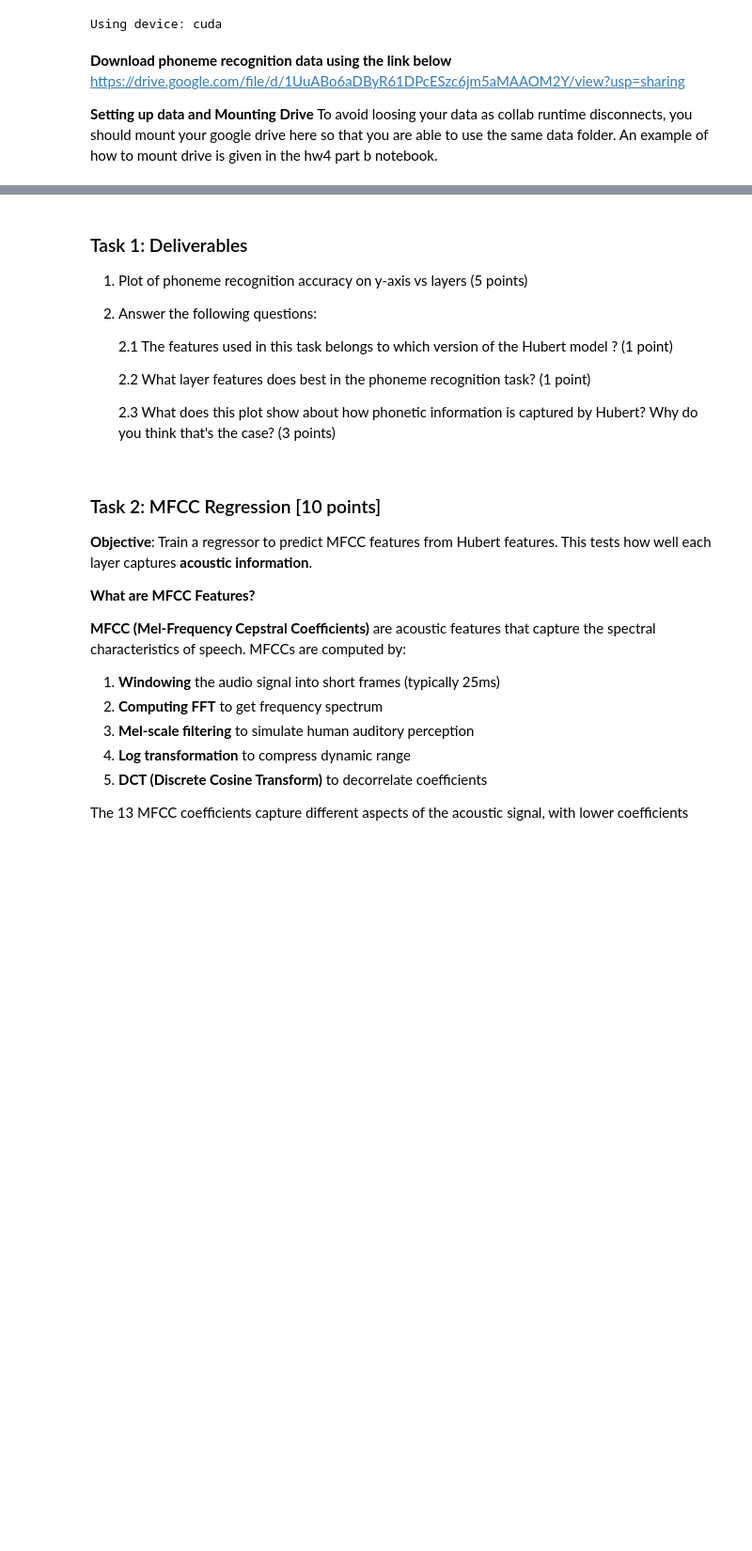
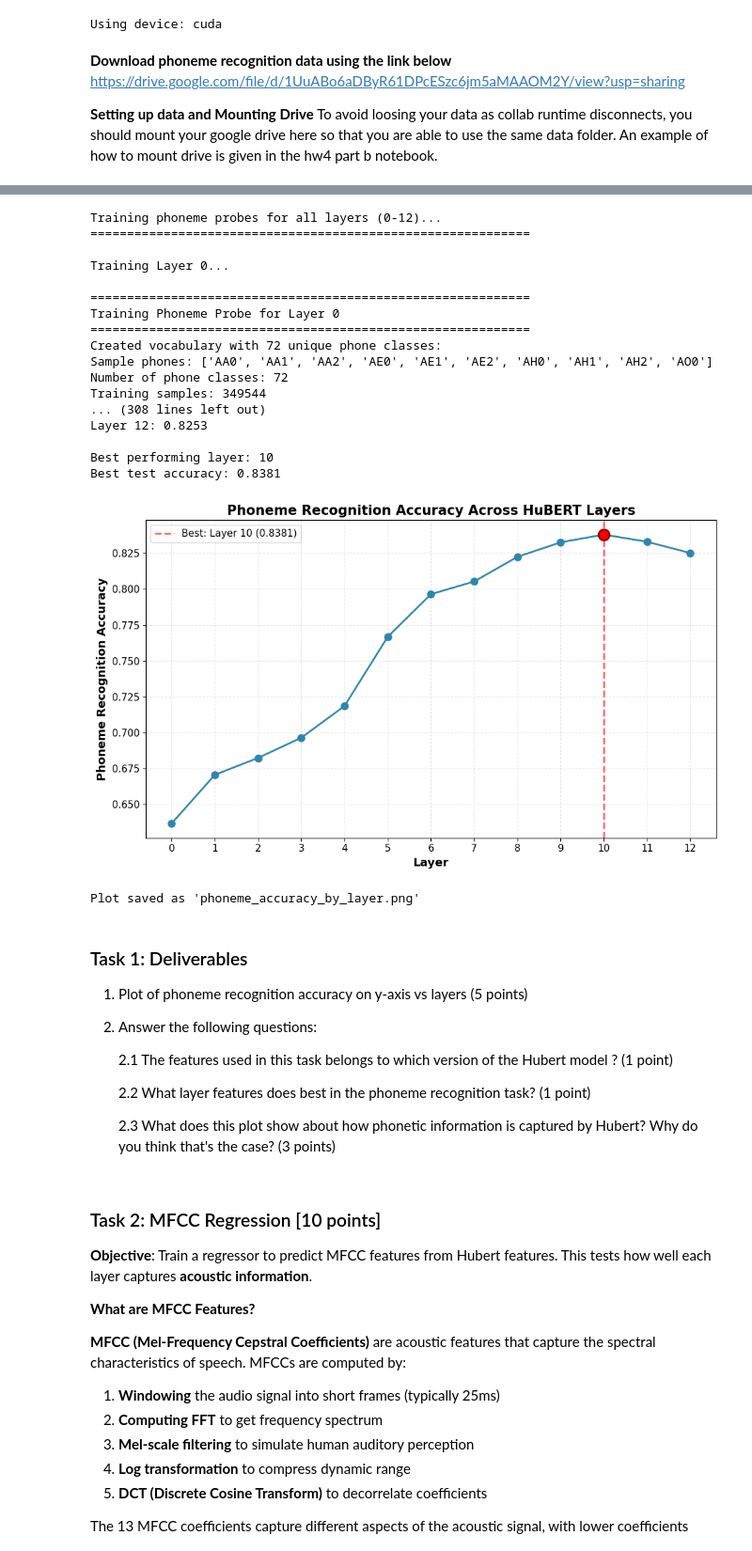
Before and after one commit to cjmc7e/eecs183-hw4, a Jupyter notebook: hw4-a.ipynb, the cells around one changed output, grey strips where cells are left out. Shown at 94% size. Drawn from its saved outputs; the diff is of its cells as text; code cells hidden in the pictures; blank space fills up the shorter version.

```diff
--- a/hw4-a.ipynb
+++ b/hw4-a.ipynb
@@ -134,7 +151,7 @@ def load_phoneme_data(base_folder, layer_idx):
     return train_features, train_labels, dev_features, dev_labels, test_features, test_labels
 
 # Test loading data for layer 0
-base_folder = "phoneme_layer_datasets" #TODO : Change this to the correct base folder.
+base_folder = "/content/drive/MyDrive/183/183dataset/phoneme_layer_datasets"
 layer_idx = 0
 train_features, train_labels, dev_features, dev_labels, test_features, test_labels = load_phoneme_data(base_folder, layer_idx)
 
@@ -147,6 +164,6 @@ print(f"Number of unique phone classes: {len(torch.unique(train_labels))}")
 
 """
 Recommended : Play around with the loaded data to understand the information contained in it.
-TODO : Figure out the feature dimensionality based on the loaded data. From that, try to figure out which version of Hubert is being used.
+TODO : Figure out the feature dimensionality based on the loaded data. From that, try to figure out which version of Hubert (HuBERT Base?) is being used.
 """
 # %% [output]
@@ -167,7 +192,11 @@ class Probe(nn.Module):
         super(Probe, self).__init__()
 
         # Same 2-layer architecture for both classification and regression
-        #self.network = TODO
+        self.network = nn.Sequential(
+            nn.Linear(input_dim, hidden_dim),
+            nn.ReLU(),
+            nn.Linear(hidden_dim, output_dim)
+        )
 
     def forward(self, x):
         return self.network(x)
@@ -211,40 +321,85 @@ def train_phoneme_probe(base_folder, layer_idx, num_epochs=10, batch_size=512, l
 # %%
 ### Task 1 : Training the probes
 ## This code represents an example how the probes are trained.
 ## You can use this as a reference to train your probes, plot the results.
 ## You don't have to follow this exact code. Please feel free to modify as per your implementation of the train_phoneme_probe function.
+# Note: matplotlib code generated with Claude!
 
-
-# Train phoneme probes for all layers
-base_folder = "layer_datasets"
+base_folder = "/content/drive/MyDrive/183/183dataset/phoneme_layer_datasets"
 num_epochs = 5
 batch_size = 512
 
 # Store results for all layers
 all_results = []
 
 print("Training phoneme probes for all layers (0-12)...")
 print("=" * 60)
 
 for layer_idx in range(13):
     print(f"\nTraining Layer {layer_idx}...")
-    result = train_phoneme_probe(base_folder, layer_idx, num_epochs, batch_size)
-    all_results.append(result)
+    test_acc = train_phoneme_probe(base_folder, layer_idx, num_epochs, batch_size)
+    all_results.append({'layer': layer_idx, 'test_acc': test_acc})
 
 print(f"\n{'='*60}")
 print("TRAINING COMPLETED FOR ALL LAYERS")
 print(f"{'='*60}")
 
 # Print test accuracy for each layer
 print("\nTest Accuracy by Layer:")
 print("-" * 30)
 for result in all_results:
     layer = result['layer']
     test_acc = result['test_acc']
     print(f"Layer {layer:2d}: {test_acc:.4f}")
 
-print(f"\nBest performing layer: {max(all_results, key=lambda x: x['test_acc'])['layer']}")
-print(f"Best test accuracy: {max(all_results, key=lambda x: x['test_acc'])['test_acc']:.4f}")
+best_result = max(all_results, key=lambda x: x['test_acc'])
+print(f"\nBest performing layer: {best_result['layer']}")
+print(f"Best test accuracy: {best_result['test_acc']:.4f}")
+
+# Create the plot
+plt.figure(figsize=(10, 6))
+layers = [result['layer'] for result in all_results]
+accuracies = [result['test_acc'] for result in all_results]
+
+plt.plot(layers, accuracies, marker='o', linewidth=2, markersize=8, color='#2E86AB')
+plt.xlabel('Layer', fontsize=13, fontweight='bold')
+plt.ylabel('Phoneme Recognition Accuracy', fontsize=13, fontweight='bold')
+plt.title('Phoneme Recognition Accuracy Across HuBERT Layers', fontsize=15, fontweight='bold')
+plt.grid(True, alpha=0.3, linestyle='--')
+plt.xticks(layers, fontsize=11)
+plt.yticks(fontsize=11)
+
+# Highlight best layer
+best_layer = best_result['layer']
+best_acc = best_result['test_acc']
+plt.axvline(x=best_layer, color='red', linestyle='--', alpha=0.6, linewidth=2,
+            label=f'Best: Layer {best_layer} ({best_acc:.4f})')
+plt.scatter([best_layer], [best_acc], color='red', s=150, zorder=5, edgecolors='darkred', linewidth=2)
+
+plt.legend(fontsize=11, loc='best')
+plt.tight_layout()
+plt.savefig('phoneme_accuracy_by_layer.png', dpi=300, bbox_inches='tight')
+plt.show()
+# %% [output]
+Training phoneme probes for all layers (0-12)...
+============================================================
+
+Training Layer 0...
+
+============================================================
+Training Phoneme Probe for Layer 0
+============================================================
+Created vocabulary with 72 unique phone classes:
+Sample phones: ['AA0', 'AA1', 'AA2', 'AE0', 'AE1', 'AE2', 'AH0', 'AH1', 'AH2', 'AO0']
+Number of phone classes: 72
+Training samples: 349544
+... (308 lines left out)
+Layer 12: 0.8253
+
+Best performing layer: 10
+Best test accuracy: 0.8381
+[figure, added]
+Plot saved as 'phoneme_accuracy_by_layer.png'
 # %% [markdown]
 ### Task 1: Deliverables
 
```
Also changed, not shown: parts of 11 cells of this notebook.
